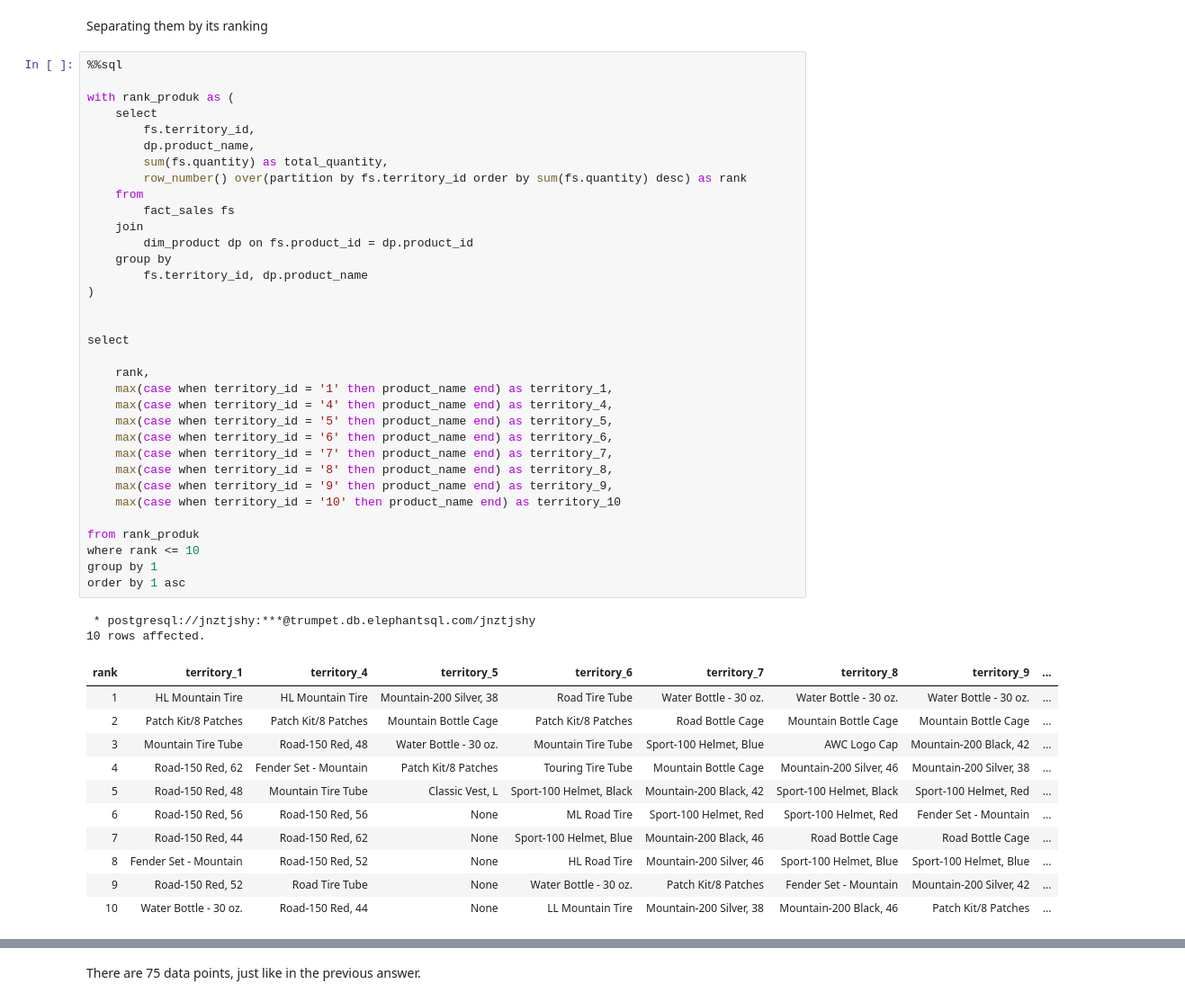
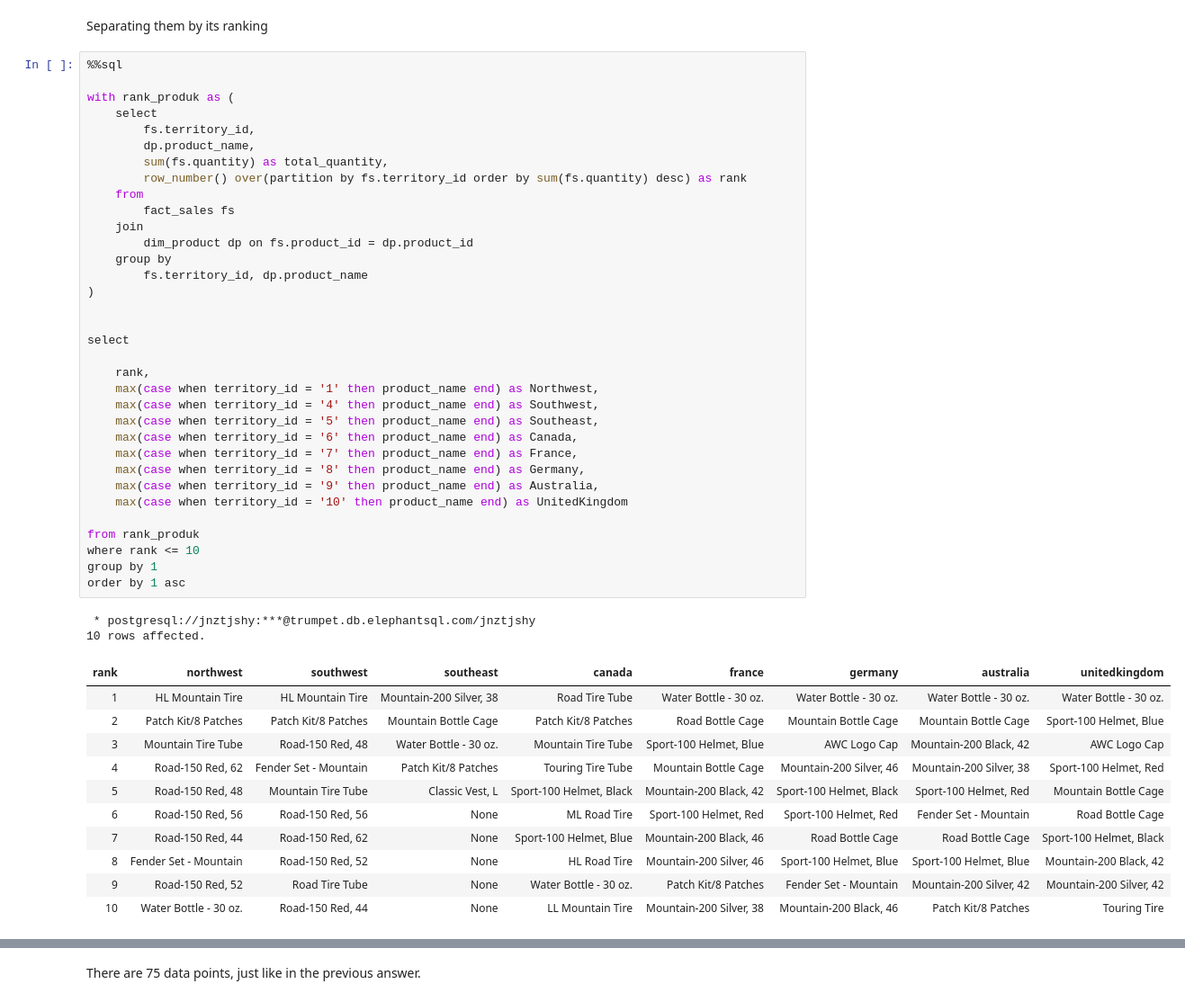
Before and after one commit to ririraissa/Market_Campaign_SQL, a Jupyter notebook: Simple_Query_SQL.ipynb, the cells around one changed output, grey strips where cells are left out. Shown at 90% size. Saved outputs shown, nothing was run; the diff lists cells and outputs as text.

```diff
--- a/Simple_Query_SQL.ipynb
+++ b/Simple_Query_SQL.ipynb
@@ -227,48 +401,48 @@ Separating them by its ranking
 # %%
 %%sql
 
 with rank_produk as (
     select
         fs.territory_id,
         dp.product_name,
         sum(fs.quantity) as total_quantity,
         row_number() over(partition by fs.territory_id order by sum(fs.quantity) desc) as rank
     from
         fact_sales fs
     join
         dim_product dp on fs.product_id = dp.product_id
     group by
         fs.territory_id, dp.product_name
 )
 
 
 select
 
     rank,
-    max(case when territory_id = '1' then product_name end) as territory_1,
-    max(case when territory_id = '4' then product_name end) as territory_4,
-    max(case when territory_id = '5' then product_name end) as territory_5,
-    max(case when territory_id = '6' then product_name end) as territory_6,
-    max(case when territory_id = '7' then product_name end) as territory_7,
-    max(case when territory_id = '8' then product_name end) as territory_8,
-    max(case when territory_id = '9' then product_name end) as territory_9,
-    max(case when territory_id = '10' then product_name end) as territory_10
+    max(case when territory_id = '1' then product_name end) as Northwest,
+    max(case when territory_id = '4' then product_name end) as Southwest,
+    max(case when territory_id = '5' then product_name end) as Southeast,
+    max(case when territory_id = '6' then product_name end) as Canada,
+    max(case when territory_id = '7' then product_name end) as France,
+    max(case when territory_id = '8' then product_name end) as Germany,
+    max(case when territory_id = '9' then product_name end) as Australia,
+    max(case when territory_id = '10' then product_name end) as UnitedKingdom
 
 from rank_produk
 where rank <= 10
 group by 1
 order by 1 asc
 # %% [output]
  * postgresql://jnztjshy:***@trumpet.db.elephantsql.com/jnztjshy
 10 rows affected.
-| rank | territory_1 | territory_4 | territory_5 | territory_6 | territory_7 | territory_8 | territory_9 | ... |
-| 1 | HL Mountain Tire | HL Mountain Tire | Mountain-200 Silver, 38 | Road Tire Tube | Water Bottle - 30 oz. | Water Bottle - 30 oz. | Water Bottle - 30 oz. | ... |
-| 2 | Patch Kit/8 Patches | Patch Kit/8 Patches | Mountain Bottle Cage | Patch Kit/8 Patches | Road Bottle Cage | Mountain Bottle Cage | Mountain Bottle Cage | ... |
-| 3 | Mountain Tire Tube | Road-150 Red, 48 | Water Bottle - 30 oz. | Mountain Tire Tube | Sport-100 Helmet, Blue | AWC Logo Cap | Mountain-200 Black, 42 | ... |
-| 4 | Road-150 Red, 62 | Fender Set - Mountain | Patch Kit/8 Patches | Touring Tire Tube | Mountain Bottle Cage | Mountain-200 Silver, 46 | Mountain-200 Silver, 38 | ... |
-| 5 | Road-150 Red, 48 | Mountain Tire Tube | Classic Vest, L | Sport-100 Helmet, Black | Mountain-200 Black, 42 | Sport-100 Helmet, Black | Sport-100 Helmet, Red | ... |
-| 6 | Road-150 Red, 56 | Road-150 Red, 56 | None | ML Road Tire | Sport-100 Helmet, Red | Sport-100 Helmet, Red | Fender Set - Mountain | ... |
-| 7 | Road-150 Red, 44 | Road-150 Red, 62 | None | Sport-100 Helmet, Blue | Mountain-200 Black, 46 | Road Bottle Cage | Road Bottle Cage | ... |
-| 8 | Fender Set - Mountain | Road-150 Red, 52 | None | HL Road Tire | Mountain-200 Silver, 46 | Sport-100 Helmet, Blue | Sport-100 Helmet, Blue | ... |
-| 9 | Road-150 Red, 52 | Road Tire Tube | None | Water Bottle - 30 oz. | Patch Kit/8 Patches | Fender Set - Mountain | Mountain-200 Silver, 42 | ... |
-| 10 | Water Bottle - 30 oz. | Road-150 Red, 44 | None | LL Mountain Tire | Mountain-200 Silver, 38 | Mountain-200 Black, 46 | Patch Kit/8 Patches | ... |
+| rank | northwest | southwest | southeast | canada | france | germany | australia | unitedkingdom |
+| 1 | HL Mountain Tire | HL Mountain Tire | Mountain-200 Silver, 38 | Road Tire Tube | Water Bottle - 30 oz. | Water Bottle - 30 oz. | Water Bottle - 30 oz. | Water Bottle - 30 oz. |
+| 2 | Patch Kit/8 Patches | Patch Kit/8 Patches | Mountain Bottle Cage | Patch Kit/8 Patches | Road Bottle Cage | Mountain Bottle Cage | Mountain Bottle Cage | Sport-100 Helmet, Blue |
+| 3 | Mountain Tire Tube | Road-150 Red, 48 | Water Bottle - 30 oz. | Mountain Tire Tube | Sport-100 Helmet, Blue | AWC Logo Cap | Mountain-200 Black, 42 | AWC Logo Cap |
+| 4 | Road-150 Red, 62 | Fender Set - Mountain | Patch Kit/8 Patches | Touring Tire Tube | Mountain Bottle Cage | Mountain-200 Silver, 46 | Mountain-200 Silver, 38 | Sport-100 Helmet, Red |
+| 5 | Road-150 Red, 48 | Mountain Tire Tube | Classic Vest, L | Sport-100 Helmet, Black | Mountain-200 Black, 42 | Sport-100 Helmet, Black | Sport-100 Helmet, Red | Mountain Bottle Cage |
+| 6 | Road-150 Red, 56 | Road-150 Red, 56 | None | ML Road Tire | Sport-100 Helmet, Red | Sport-100 Helmet, Red | Fender Set - Mountain | Road Bottle Cage |
+| 7 | Road-150 Red, 44 | Road-150 Red, 62 | None | Sport-100 Helmet, Blue | Mountain-200 Black, 46 | Road Bottle Cage | Road Bottle Cage | Sport-100 Helmet, Black |
+| 8 | Fender Set - Mountain | Road-150 Red, 52 | None | HL Road Tire | Mountain-200 Silver, 46 | Sport-100 Helmet, Blue | Sport-100 Helmet, Blue | Mountain-200 Black, 42 |
+| 9 | Road-150 Red, 52 | Road Tire Tube | None | Water Bottle - 30 oz. | Patch Kit/8 Patches | Fender Set - Mountain | Mountain-200 Silver, 42 | Mountain-200 Silver, 42 |
+| 10 | Water Bottle - 30 oz. | Road-150 Red, 44 | None | LL Mountain Tire | Mountain-200 Silver, 38 | Mountain-200 Black, 46 | Patch Kit/8 Patches | Touring Tire |
```
Also changed, not shown: parts of 10 cells of this notebook, 1 other file.
